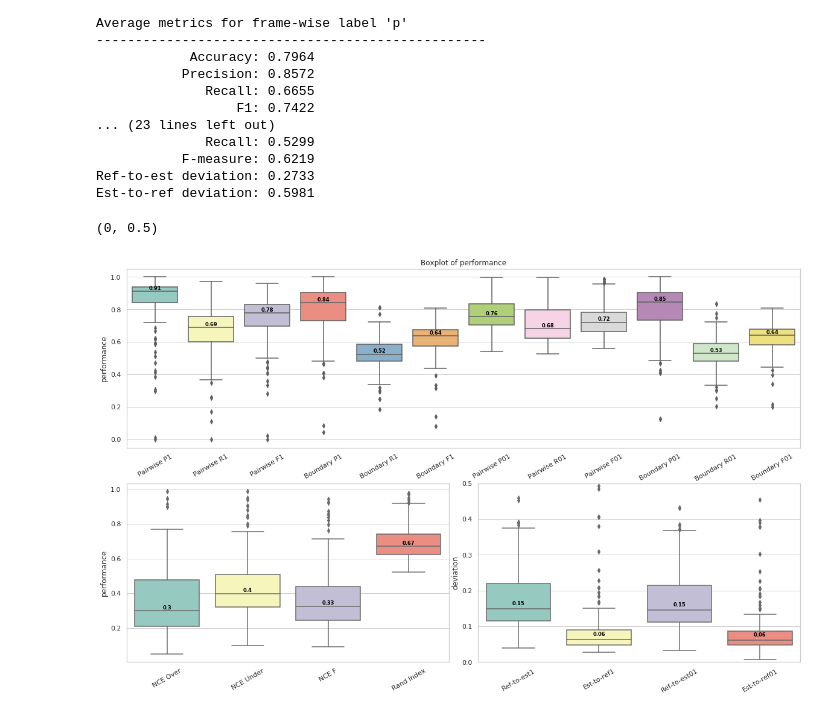
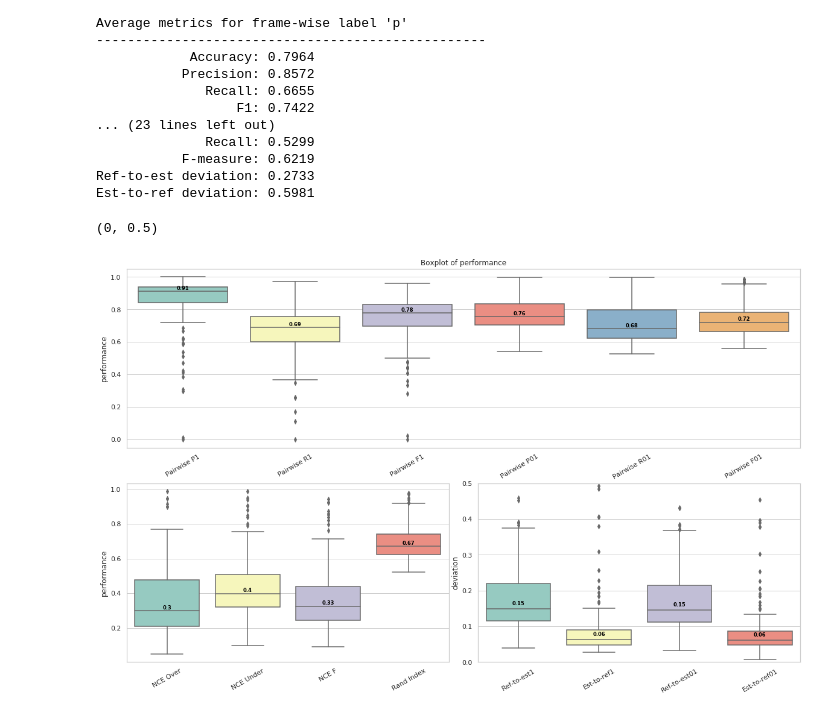
Before and after one commit to beiciliang/sustain-pedal-detection, a Jupyter notebook: 3. piece-wise detection.ipynb, the cells around one changed output. Saved outputs shown, nothing was run; the diff lists cells and outputs as text; code cells hidden in the pictures.

```diff
--- a/3. piece-wise detection.ipynb
+++ b/3. piece-wise detection.ipynb
@@ -516,11 +516,15 @@ column_names_toplot = ['p1_frm', 'r1_frm', 'f1_frm',
                        'p1_sbr', 'r1_sbr', 'f1_sbr',
                        'p_pairwise', 'r_pairwise', 'f_pairwise',
                        'p01_sbr', 'r01_sbr', 'f01_sbr']
+column_names_toplot = ['p1_frm', 'r1_frm', 'f1_frm',
+                       'p_pairwise', 'r_pairwise', 'f_pairwise']
 ax_sns = sns.boxplot(data=testresult_tracks, order=column_names_toplot)
 ax1.set_xticklabels(['Pairwise P1', 'Pairwise R1', 'Pairwise F1',
                      'Boundary P1', 'Boundary R1', 'Boundary F1',
                      'Pairwise P01', 'Pairwise R01', 'Pairwise F01',
                      'Boundary P01', 'Boundary R01', 'Boundary F01'])
+ax1.set_xticklabels(['Pairwise P1', 'Pairwise R1', 'Pairwise F1',
+                     'Pairwise P01', 'Pairwise R01', 'Pairwise F01'])
 plt.xticks(rotation=30)
 medians = testresult_tracks[column_names_toplot].median().values
 median_labels = [str(np.round(s,2)) for s in medians]
@@ -538,31 +542,31 @@ column_names_toplot = ['nce_over', 'nce_under', 'nce_f', 'rand_index']
 ax_sns = sns.boxplot(data=testresult_tracks, order=column_names_toplot)
 
 medians = testresult_tracks[column_names_toplot].median().values
 median_labels = [str(np.round(s,2)) for s in medians]
 pos = range(len(median_labels))
 for tick in pos:
     ax_sns.text(pos[tick], medians[tick]+0.01, median_labels[tick],
                 horizontalalignment='center', size='x-small', color='black', weight='semibold')
 ax2.set_xticklabels(['NCE Over', 'NCE Under', 'NCE F', 'Rand Index'])
 plt.xticks(rotation=30)
 plt.ylabel("performance")
 
 ax3 = plt.subplot2grid((2, 4), (1, 2), colspan=2)
 sns.set(style="whitegrid", palette='Set3')
 column_names_toplot = ['r2e_deviation1', 'e2r_deviation1',
                        'r2e_deviation01', 'e2r_deviation01']
 ax_sns = sns.boxplot(data=testresult_tracks, order=column_names_toplot)
 
 medians = testresult_tracks[column_names_toplot].median().values
 median_labels = [str(np.round(s,2)) for s in medians]
 pos = range(len(median_labels))
 for tick in pos:
     ax_sns.text(pos[tick], medians[tick]+0.01, median_labels[tick],
                 horizontalalignment='center', size='x-small', color='black', weight='semibold')
 ax3.set_xticklabels(['Ref-to-est1', 'Est-to-ref1', 'Ref-to-est01', 'Est-to-ref01'])
 plt.xticks(rotation=30)
 plt.ylabel("deviation")
 plt.ylim([0,0.5])
 # %% [output]
 (0, 0.5)
-[figure, old version]
+[figure, new version]
```
Also changed, not shown: parts of 2 cells of this notebook.
